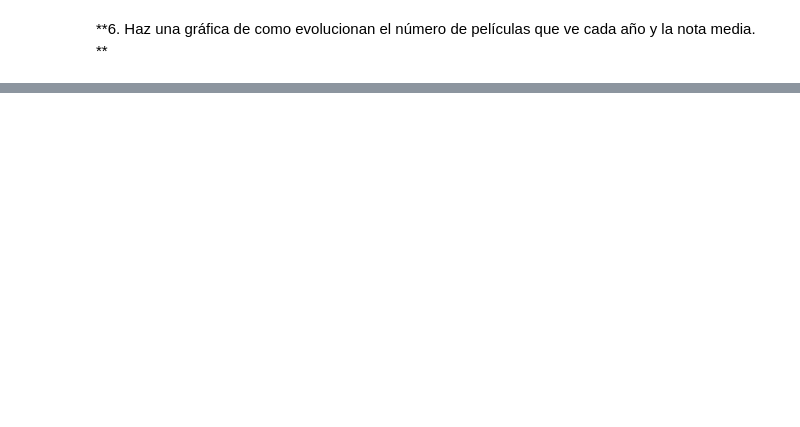
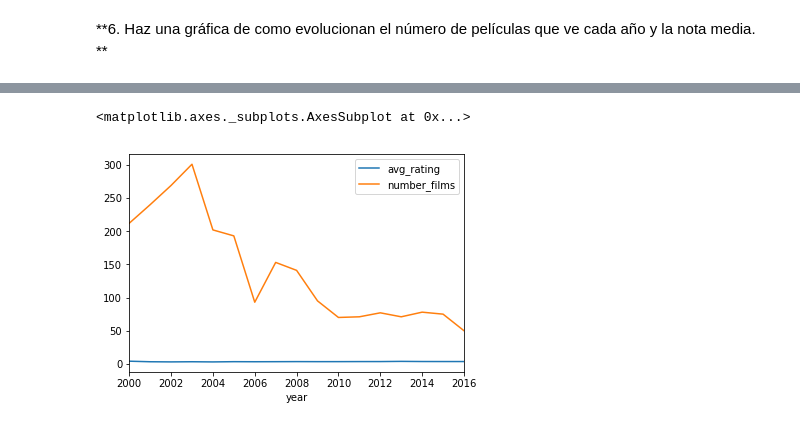
Before and after one commit to mariadelmarbibiloni/MADM-2017, a Jupyter notebook: 6 - Evaluación/1 - Evaluación SQL.ipynb, the cells around one changed output, grey strips where cells are left out. Saved outputs shown, nothing was run; the diff lists cells and outputs as text; code cells hidden in the pictures; blank space fills up the shorter version.

```diff
--- a/6 - Evaluación/1 - Evaluación SQL.ipynb
+++ b/6 - Evaluación/1 - Evaluación SQL.ipynb
@@ -63,2 +305,20 @@ Recuerda que también puedes realizar queries a la base de datos usango `pandas`
 # %% [markdown]
 **6. Haz una gráfica de como evolucionan el número de películas que ve cada año y la nota media. **
+# %%
+query = """
+SELECT strftime('%Y',timestamp) as year,
+        AVG(rating) as avg_rating,
+        COUNT(DISTINCT movieId) as number_films
+FROM ratings
+WHERE userId= ( SELECT userId
+                    FROM ratings
+                    GROUP BY UserId
+                    ORDER BY COUNT(*) DESC
+                    LIMIT 1)
+GROUP BY year
+"""
+activeUser = pd.read_sql(query, conn)
+activeUser = activeUser.set_index(activeUser['year'])
+activeUser  = activeUser.drop('year', axis=1)
+activeUser = activeUser.sort_index()
+activeUser.head()
@@ -64,0 +333,5 @@ Recuerda que también puedes realizar queries a la base de datos usango `pandas`
+# %%
+activeUser.plot()
+# %% [output]
+<matplotlib.axes._subplots.AxesSubplot at 0x...>
+[figure, added]
```
Also changed, not shown: parts of 33 cells of this notebook, 3 other files.
